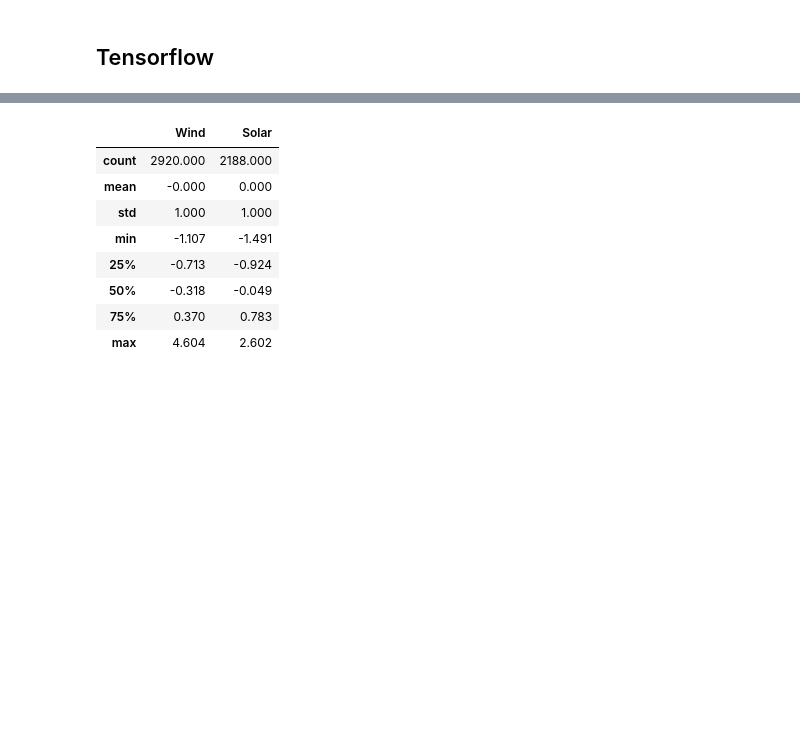
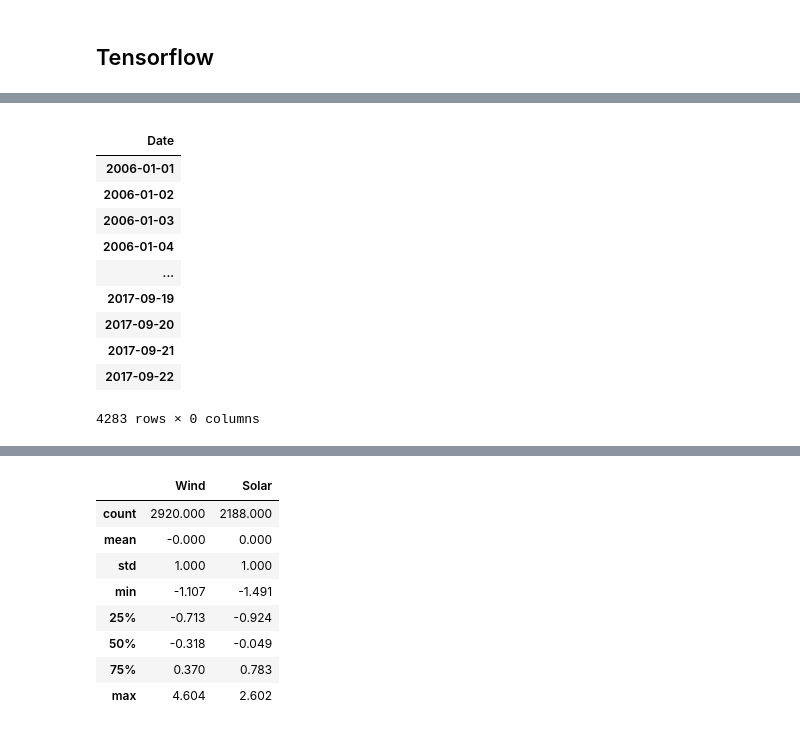
Before and after one commit to Alex1iv/Power_consumption_prediction, a Jupyter notebook: notebooks/power_consumption.ipynb, the cells around one changed output, grey strips where cells are left out. Saved outputs shown, nothing was run; the diff lists cells and outputs as text; code cells hidden in the pictures; blank space fills up the shorter version.

```diff
--- a/notebooks/power_consumption.ipynb
+++ b/notebooks/power_consumption.ipynb
@@ -625 +764,16 @@ TypeError: object of type 'NoneType' has no len()
+# %%
+df[:len(df_clean)-100] #['Consumption']
+# %% [output]
+|  |
+| Date |
+| 2006-01-01 |
+| 2006-01-02 |
+| 2006-01-03 |
+| 2006-01-04 |
+| ... |
+| 2017-09-19 |
+| 2017-09-20 |
+| 2017-09-21 |
+| 2017-09-22 |
+4283 rows × 0 columns
 # %%
```
Also changed, not shown: parts of 25 cells of this notebook.
